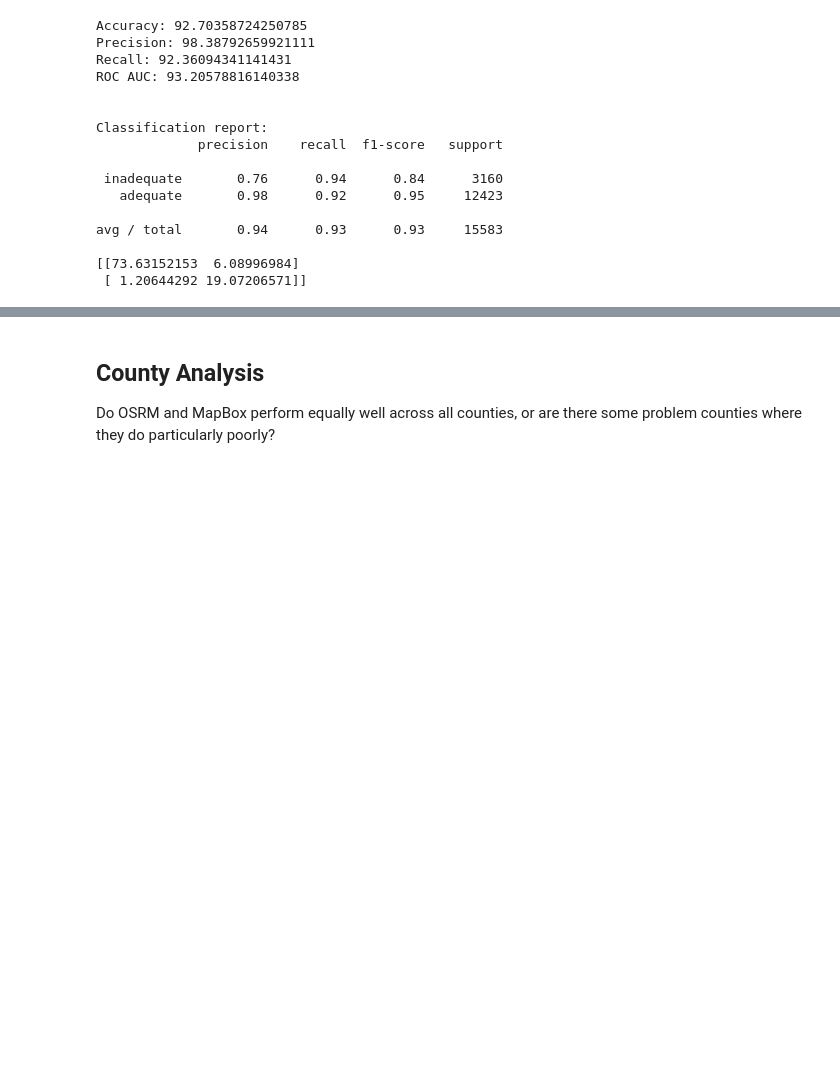
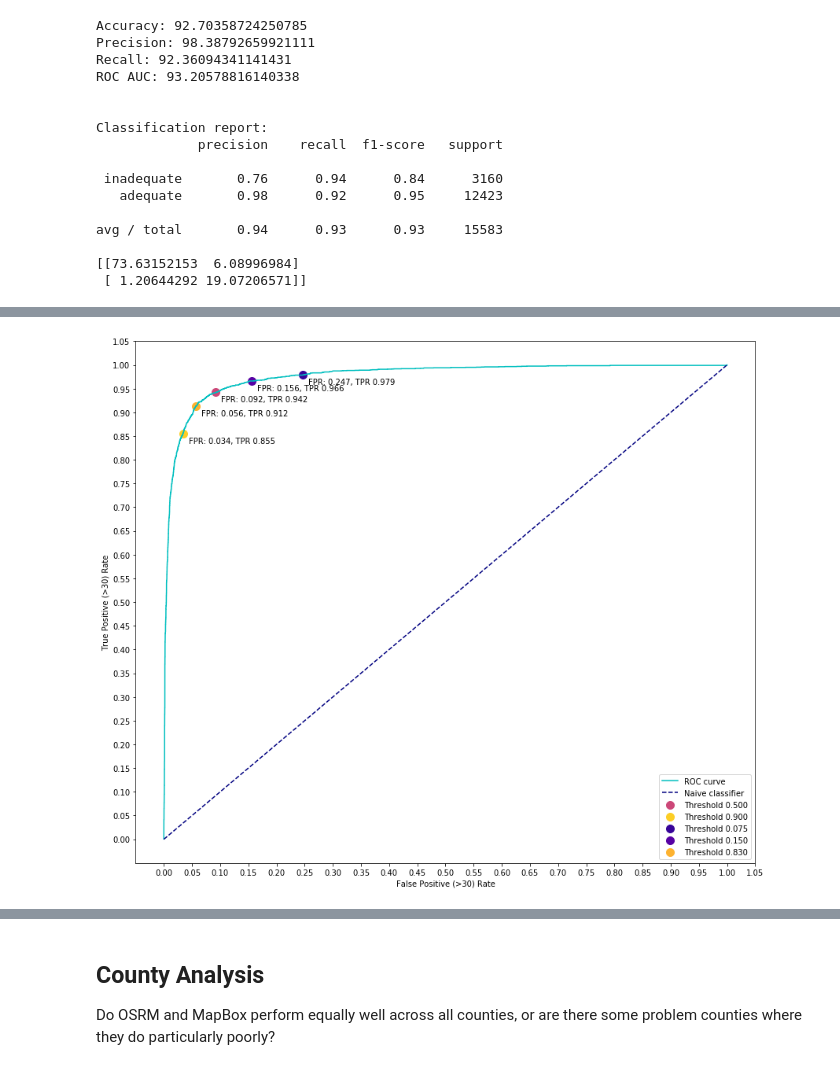
Before and after one commit to bayesimpact/encompass, a Jupyter notebook: explorer/notebooks/OSRM vs. Google vs. MapBox Routing Comparison.ipynb, the cells around one changed output, grey strips where cells are left out. Cells and saved outputs as stored; diff of their text form; code cells hidden in the pictures; blank space fills up the shorter version.

Commit message:
Add ROC curve analysis

```diff
--- a/explorer/notebooks/OSRM vs. Google vs. MapBox Routing Comparison.ipynb
+++ b/explorer/notebooks/OSRM vs. Google vs. MapBox Routing Comparison.ipynb
@@ -371,0 +374,38 @@ Evaluating such tradeoffs would depend on the goals of the end-user. Maybe it's
+# %%
+# Treat >30 as the positive class.
+y_true = (-1)*df['google_under_30'].values + 1
+# Fake probabilities using a sigmoid
+# TODO: Horizontal scaling of x with different values of A.
+A = 0.5
+y_score = df['closest_time'].apply(lambda x: (math.atan(A*(x-30)) + math.pi/2)/math.pi)
+fpr, tpr, thresholds = sklearn.metrics.roc_curve(y_true, y_score)
+# %%
+fig, ax = plt.subplots(figsize=(12,10))
+plt.plot(fpr, tpr, color='c', label='ROC curve')
+ax.set_xticks(np.arange(0.0, 1.1, 0.05))
+ax.set_yticks(np.arange(0.0, 1.1, 0.05))
+ax.set_xlabel('False Positive (>30) Rate')
+ax.set_ylabel('True Positive (>30) Rate')
+plt.plot([0, 1], [0, 1], color='navy', linestyle='--', label='Naive classifier')
+
+cmap=plt.get_cmap('plasma')
+
+
+def plot_point(threshold, ax, label=None, x_shift=0.01, y_shift=-0.02):
+    idx = len(thresholds) - bisect.bisect(thresholds[::-1], threshold)
+    x=fpr[idx]
+    y=tpr[idx]
+    if not label:
+        label='Threshold {:.3f}'.format(threshold)
+    ax.scatter(x=[x], y=[y], label=label, s=100, c=cmap(threshold))
+    ax.annotate('FPR: {:.3f}, TPR {:.3f}'.format(x, y), xy = (x + x_shift,y +y_shift))
+
+plot_point(0.5, ax)
+plot_point(0.9, ax)
+plot_point(0.075, ax)
+plot_point(0.15, ax)
+plot_point(0.83, ax)
+plt.legend()
+plt.tight_layout()
+# %% [output]
+[figure, added]
```
Also changed, not shown: parts of 19 cells of this notebook.
